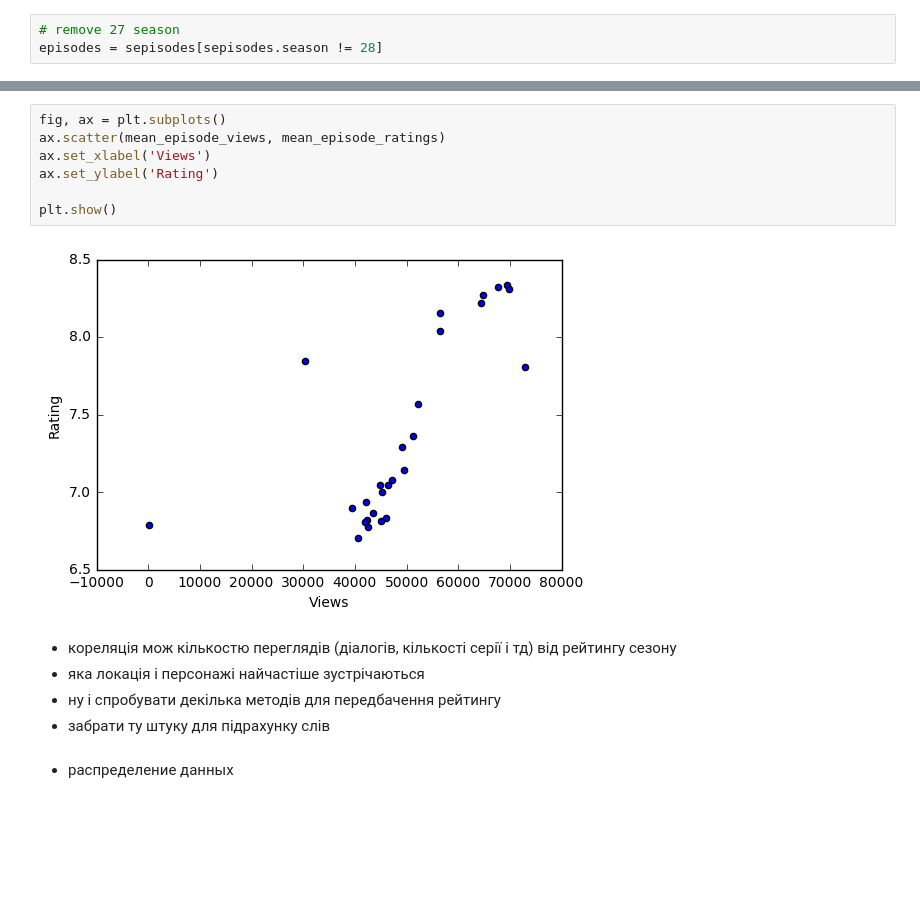
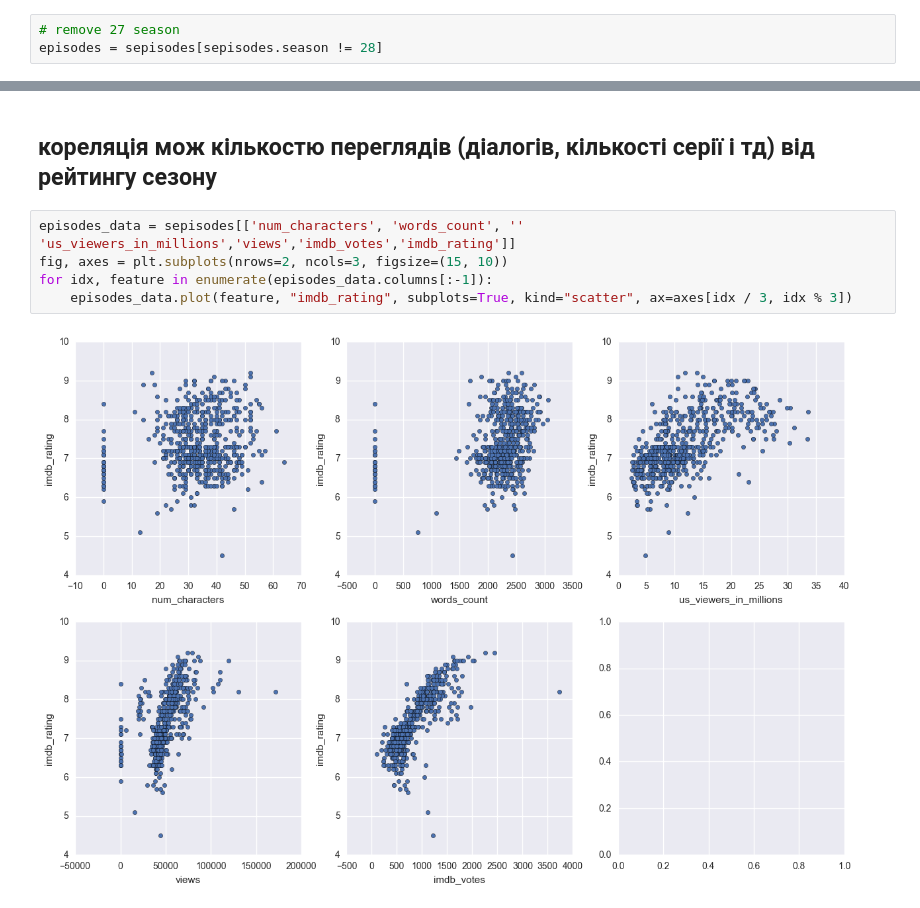
Before and after one commit to veraokhrimenko/simpson, a Jupyter notebook: simpsons.ipynb, the cells around one changed output, grey strips where cells are left out. Saved outputs shown, nothing was run; the diff lists cells and outputs as text; blank space fills up the shorter version.

```diff
--- a/simpsons.ipynb
+++ b/simpsons.ipynb
@@ -42,16 +99,9 @@ plt.show()
-# %%
-fig, ax = plt.subplots()
-ax.scatter(mean_episode_views, mean_episode_ratings)
-ax.set_xlabel('Views')
-ax.set_ylabel('Rating')
-
-plt.show()
-# %% [output]
-[figure, removed]
 # %% [markdown]
-- кореляція мож кількостю переглядів (діалогів, кількості серії і тд) від рейтингу сезону
-- яка локація і персонажі найчастіше зустрічаються
-- ну і спробувати декілька методів для передбачення рейтингу
-- забрати ту штуку для підрахунку слів
+## кореляція мож кількостю переглядів (діалогів, кількості серії і тд) від рейтингу сезону
-# %% [markdown]
-- распределение данных
+# %%
+episodes_data = sepisodes[['num_characters', 'words_count', '' 'us_viewers_in_millions','views','imdb_votes','imdb_rating']]
+fig, axes = plt.subplots(nrows=2, ncols=3, figsize=(15, 10))
+for idx, feature in enumerate(episodes_data.columns[:-1]):
+    episodes_data.plot(feature, "imdb_rating", subplots=True, kind="scatter", ax=axes[idx / 3, idx % 3])
+# %% [output]
+[figure, added]
```
Also changed, not shown: parts of 15 cells of this notebook, 1 other file.
